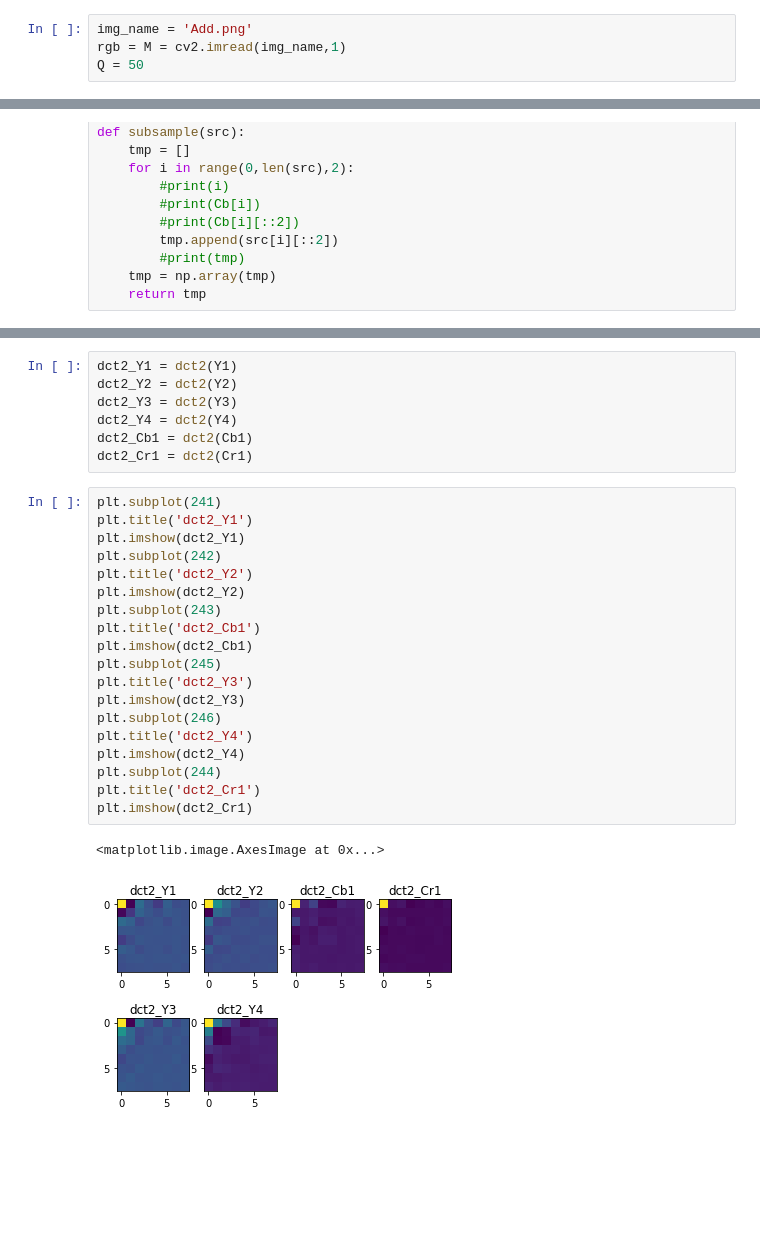
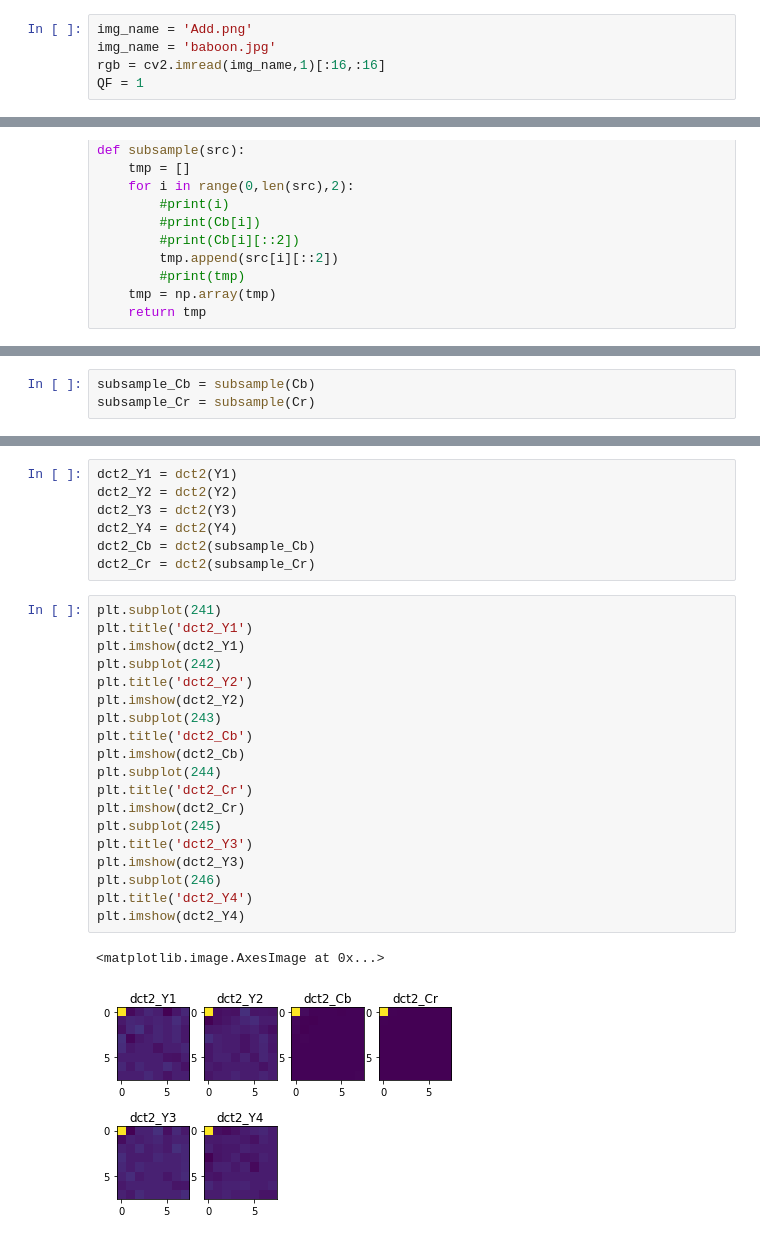
Before and after one commit to markshibu/Video-Encoder-Decoder, a Jupyter notebook: markshi/forked.ipynb, the cells around one changed output, grey strips where cells are left out. Cells and saved outputs as stored; diff of their text form; blank space fills up the shorter version.

```diff
--- a/markshi/forked.ipynb
+++ b/markshi/forked.ipynb
@@ -44,7 +44,8 @@ def dct2(y):
     return b
 # %%
 img_name = 'Add.png'
-rgb = M = cv2.imread(img_name,1)
-Q = 50
+img_name = 'baboon.jpg'
+rgb = cv2.imread(img_name,1)[:16,:16]
+QF = 1
 # %%
 plt.title('16*16')
@@ -133,0 +123,3 @@ plt.imshow(Cr1)
+# %%
+subsample_Cb = subsample(Cb)
+subsample_Cr = subsample(Cr)
@@ -158,27 +160,27 @@ dct2_Y1 = dct2(Y1)
 dct2_Y2 = dct2(Y2)
 dct2_Y3 = dct2(Y3)
 dct2_Y4 = dct2(Y4)
-dct2_Cb1 = dct2(Cb1)
-dct2_Cr1 = dct2(Cr1)
+dct2_Cb = dct2(subsample_Cb)
+dct2_Cr = dct2(subsample_Cr)
 # %%
 plt.subplot(241)
 plt.title('dct2_Y1')
 plt.imshow(dct2_Y1)
 plt.subplot(242)
 plt.title('dct2_Y2')
 plt.imshow(dct2_Y2)
 plt.subplot(243)
-plt.title('dct2_Cb1')
-plt.imshow(dct2_Cb1)
+plt.title('dct2_Cb')
+plt.imshow(dct2_Cb)
+plt.subplot(244)
+plt.title('dct2_Cr')
+plt.imshow(dct2_Cr)
 plt.subplot(245)
 plt.title('dct2_Y3')
 plt.imshow(dct2_Y3)
 plt.subplot(246)
 plt.title('dct2_Y4')
 plt.imshow(dct2_Y4)
-plt.subplot(244)
-plt.title('dct2_Cr1')
-plt.imshow(dct2_Cr1)
 # %% [output]
 <matplotlib.image.AxesImage at 0x...>
-[figure, old version]
+[figure, new version]
```
Also changed, not shown: parts of 25 cells of this notebook.
